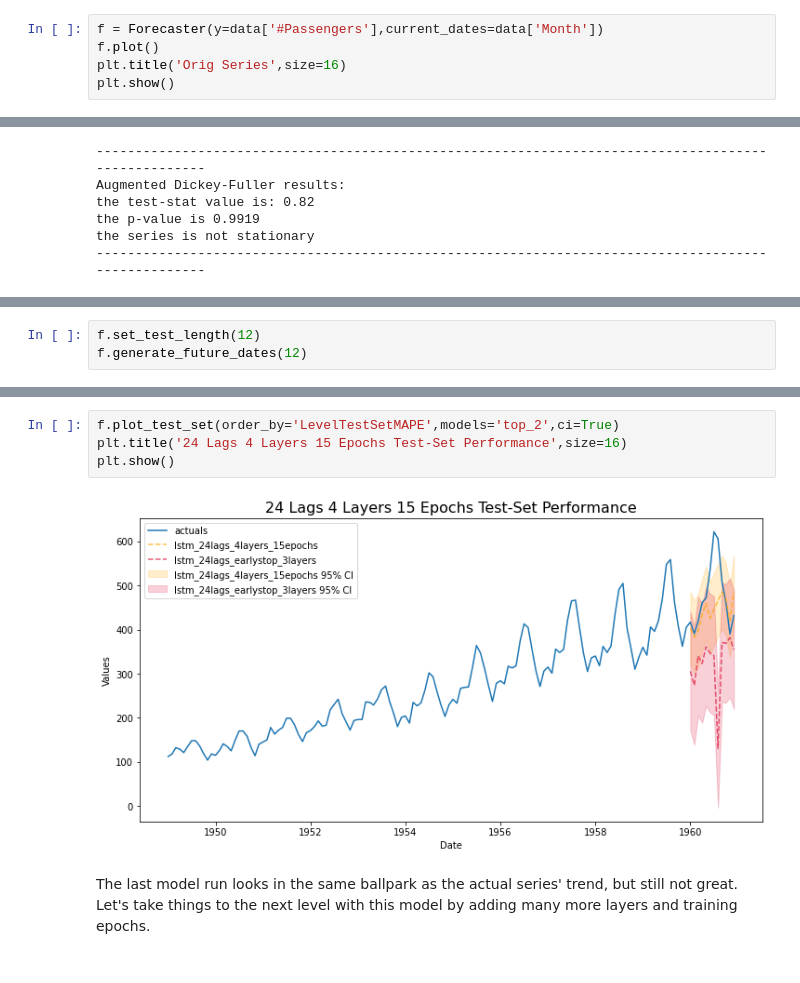
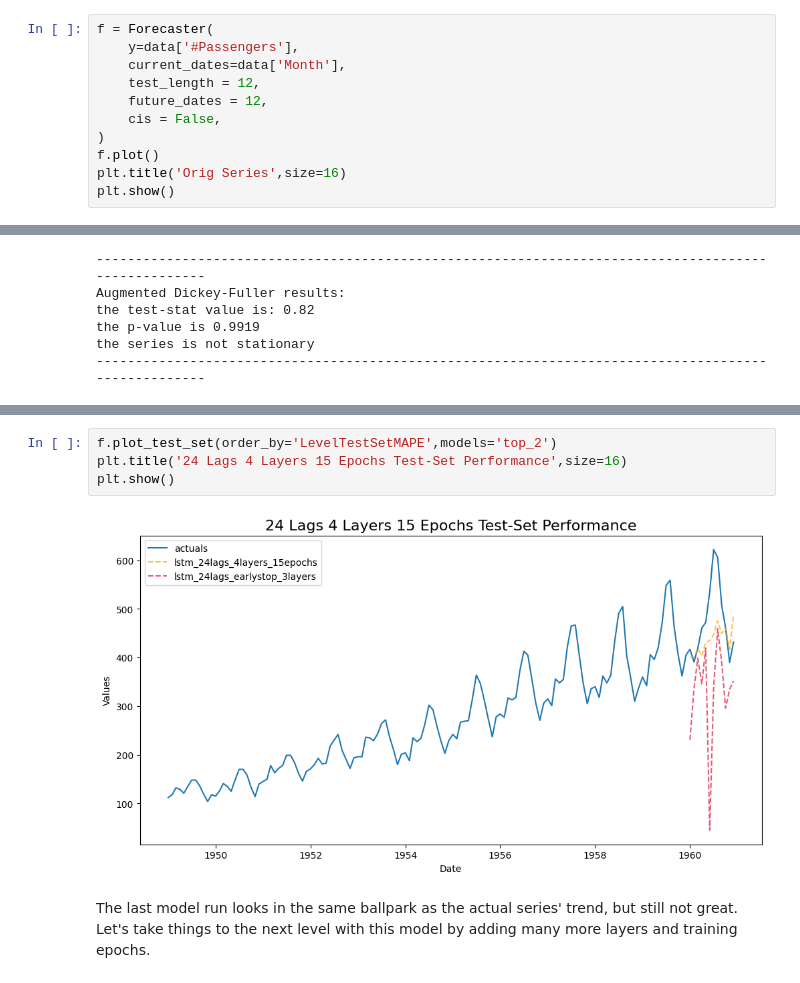
Before and after one commit to mikekeith52/scalecast-examples, a Jupyter notebook: lstm/lstm.ipynb, the cells around one changed output, grey strips where cells are left out. Saved outputs shown, nothing was run; the diff lists cells and outputs as text.

```diff
--- a/lstm/lstm.ipynb
+++ b/lstm/lstm.ipynb
@@ -24,7 +17,13 @@ data = pd.read_csv('AirPassengers.csv',parse_dates=['Month'])
 # %% [markdown]
 ## EDA
 # %%
-f = Forecaster(y=data['#Passengers'],current_dates=data['Month'])
+f = Forecaster(
+    y=data['#Passengers'],
+    current_dates=data['Month'],
+    test_length = 12,
+    future_dates = 12,
+    cis = False,
+)
 f.plot()
 plt.title('Orig Series',size=16)
 plt.show()
@@ -89,6 +83,3 @@ the series is not stationary
-# %%
-f.set_test_length(12)
-f.generate_future_dates(12)
 # %% [markdown]
 ## LSTM Model
 
@@ -230,9 +225,9 @@ Epoch 15/15
 # %%
-f.plot_test_set(order_by='LevelTestSetMAPE',models='top_2',ci=True)
+f.plot_test_set(order_by='LevelTestSetMAPE',models='top_2')
 plt.title('24 Lags 4 Layers 15 Epochs Test-Set Performance',size=16)
 plt.show()
 # %% [output]
-[figure, old version]
+[figure, new version]
 # %% [markdown]
 The last model run looks in the same ballpark as the actual series' trend, but still not great. Let's take things to the next level with this model by adding many more layers and training epochs.
 # %% [markdown]
```
Also changed, not shown: parts of 31 cells of this notebook.
